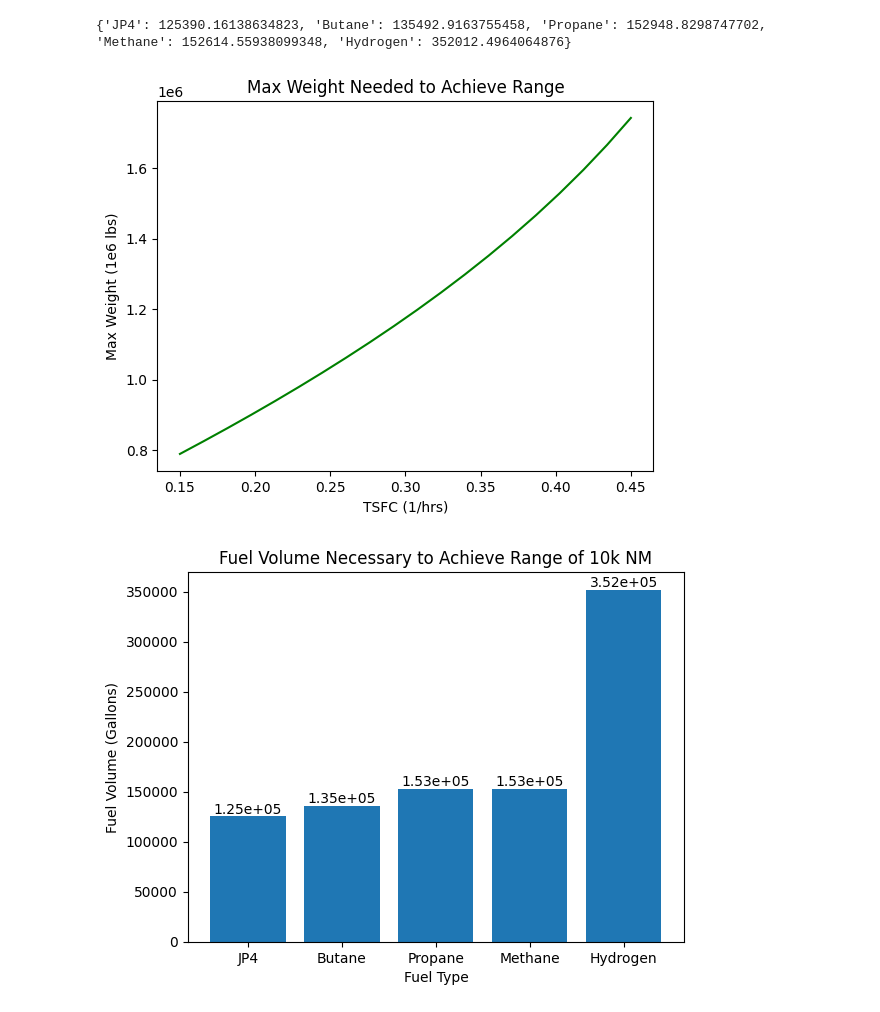
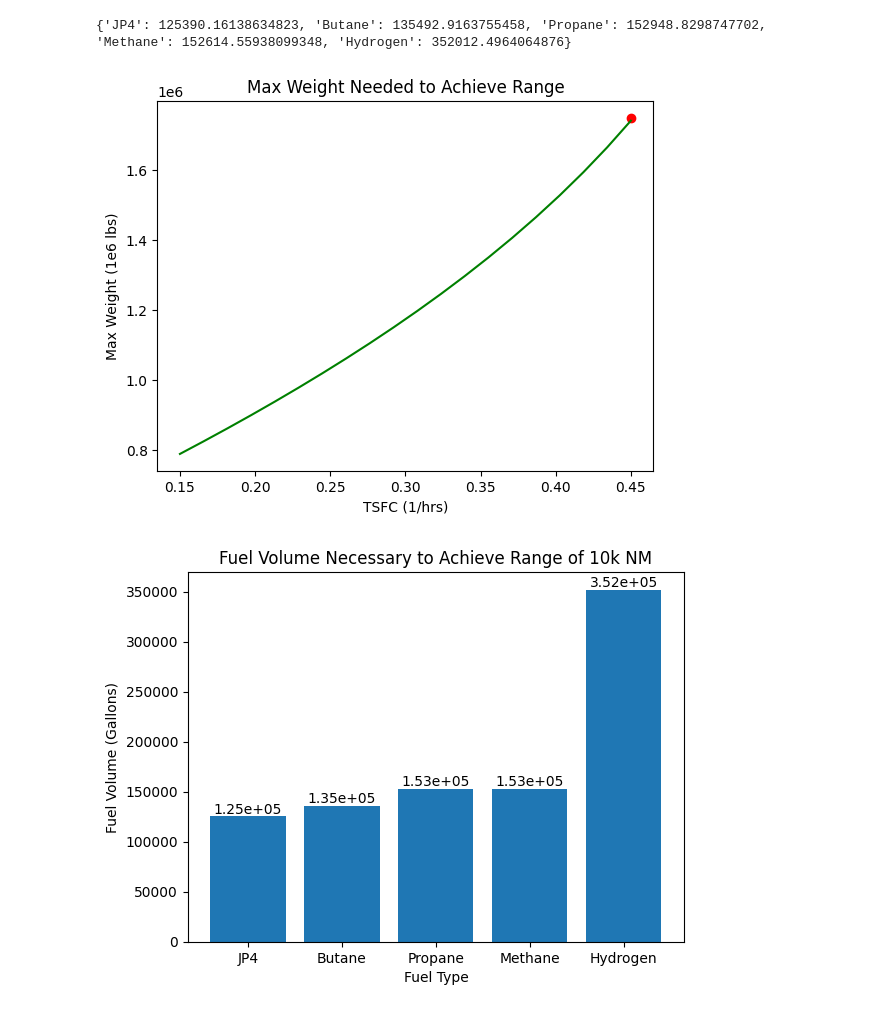
Before and after one commit to DrYogurt/Aero-Design-Team-Gamma, a Jupyter notebook: analysis/fuel_tradeoff_calcs.ipynb, the cells around one changed output. Drawn from its saved outputs; the diff is of its cells as text; code cells hidden in the pictures.

```diff
--- a/analysis/fuel_tradeoff_calcs.ipynb
+++ b/analysis/fuel_tradeoff_calcs.ipynb
@@ -118,18 +131,18 @@ print(densities)
 # %%
 import matplotlib.pyplot as plt
 
 fig, ax1 = plt.subplots()
 
 ax1.plot(cTs, W_maxs, 'g-')
-
+plt.scatter(.45,1.75e6,marker='o',c='r')
 ax1.set_xlabel("TSFC (1/hrs)")
 
 ax1.set_ylabel('Max Weight (1e6 lbs)',)
 
 plt.title("Max Weight Needed to Achieve Range")
 plt.savefig("../assets/max_weight_vs_tsfc.png")
 # %% [output]
-[figure, old version]
+[figure, new version]
 # %%
 fuel_tsfcs = [fuel_data[fuel_type]['tsfc'] for fuel_type in W_fs.keys()]
 fuel_volumes = list(densities.values())
```
Also changed, not shown: parts of 4 cells of this notebook, 2 other files.
